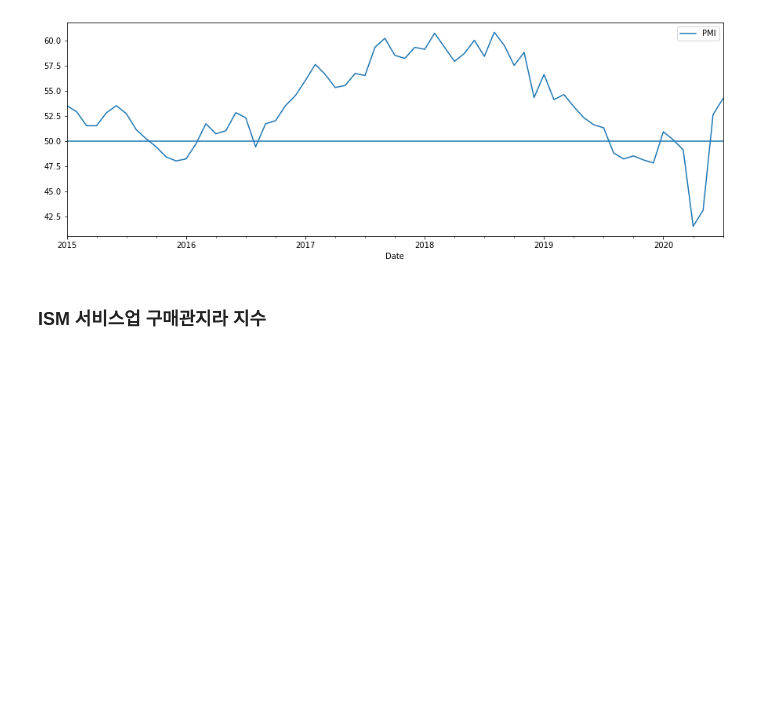
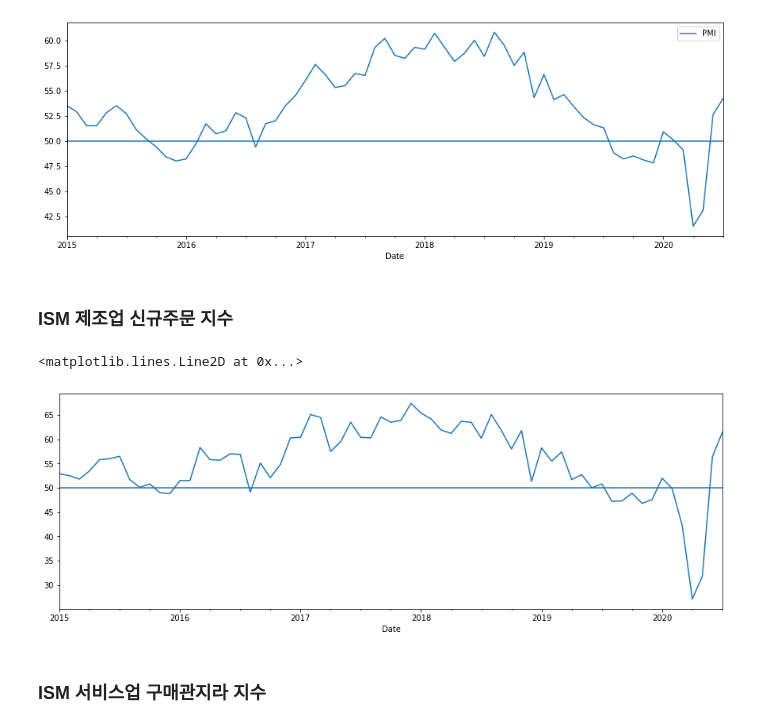
Before and after one commit to reddiana/blog, a Jupyter notebook: _notebooks/2020-08-19-Economic_indicators.ipynb, the cells around one changed output. Drawn from its saved outputs; the diff is of its cells as text; code cells hidden in the pictures; blank space fills up the shorter version.

Commit message:
ism 신규주문 Index만

```diff
--- a/_notebooks/2020-08-19-Economic_indicators.ipynb
+++ b/_notebooks/2020-08-19-Economic_indicators.ipynb
@@ -29,6 +29,16 @@ p.axhline(50)
 # %% [output]
 <matplotlib.lines.Line2D at 0x...>
 [figure]
+# %% [markdown]
+### ISM 제조업 신규주문 지수
+# %%
+nordr = quandl.get("ISM/MAN_NEWORDERS", authtoken = my_quandl_authtoken)
+rcnt_nordr = nordr['2015-01-01':]['Index']
+p = rcnt_nordr.plot(figsize=(15,5))
+p.axhline(50)
+# %% [output]
+<matplotlib.lines.Line2D at 0x...>
+[figure, added]
 # %% [markdown]
 ### ISM 서비스업 구매관지라 지수
 # %%
```
Also changed, not shown: parts of 3 cells of this notebook.
